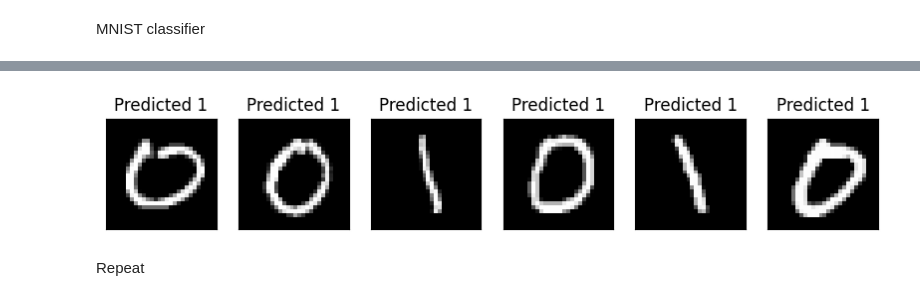
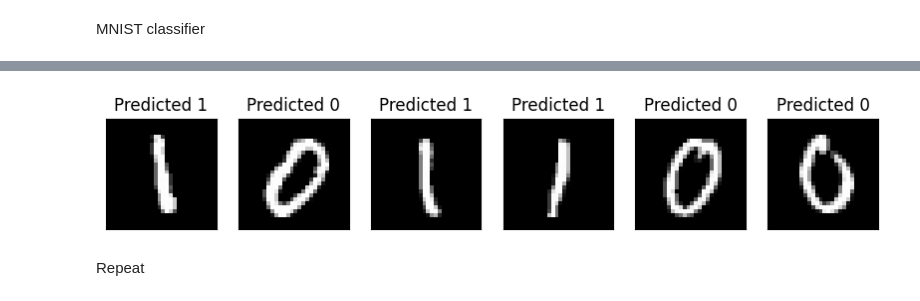
Before and after one commit to coteacarla/Hackathon_QC, a Jupyter notebook: Hybrid_MNIST_ZZ.ipynb, the cells around one changed output, grey strips where cells are left out. Drawn from its saved outputs; the diff is of its cells as text; code cells hidden in the pictures.

```diff
--- a/Hybrid_MNIST_ZZ.ipynb
+++ b/Hybrid_MNIST_ZZ.ipynb
@@ -473,19 +432,27 @@ optimizer = optim.Adam(model4.parameters(), lr=0.001)
 loss_func = NLLLoss()
 
 # Start training
-epochs = 20  # Set number of epochs
-loss_list = []  # Store loss history
-model4.train()  # Set model to training mode
+epochs = 20
+loss_list = []
+model4.train()
 
 for epoch in range(epochs):
+    start_time = time.time()
     total_loss = []
     for batch_idx, (data, target) in enumerate(train_loader):
-        optimizer.zero_grad(set_to_none=True)  # Initialize gradient
-        output = model4(data)  # Forward pass
-        loss = loss_func(output, target)  # Calculate loss
-        loss.backward()  # Backward pass
-        optimizer.step()  # Optimize weights
-        total_loss.append(loss.item())  # Store loss
+        # data, target = data.to(device), target.to(device) # Removed device handling
+        optimizer.zero_grad(set_to_none=True)
+        output = model4(data)
+        loss = loss_func(output, target)
+        loss.backward()
+        optimizer.step()
+        total_loss.append(loss.item())
     loss_list.append(sum(total_loss) / len(total_loss))
-    print("Training [{:.0f}%]\tLoss: {:.4f}".format(100.0 * (epoch + 1) / epochs, loss_list[-1]))
+    end_time = time.time()
+    epoch_duration = end_time - start_time
+    print("Training [{:.0f}%]\tLoss: {:.4f}\tEpoch Time: {:.2f}s".format(
+        100.0 * (epoch + 1) / epochs, loss_list[-1], epoch_duration))
+
+    if epoch_duration > 60:
+        print(f"Warning: Epoch {epoch+1} took {epoch_duration:.2f} seconds.")
 # %% [output]
@@ -525,17 +489,19 @@ torch.save(model4.state_dict(), "model4.pt")
 # to execute on real hardware, change the backend
 qnn5 = create_qnn()
 model5 = Net(qnn5)
-model5.load_state_dict(torch.load("model4.pt"))
+model5.load_state_dict(torch.load("model4_digits012.pt")) # Changed filename
 
 model5.eval()  # set model to evaluation mode
 with no_grad():
-
     correct = 0
+    total_loss = [] # Initialize total_loss for test set
     for batch_idx, (data, target) in enumerate(test_loader):
         output = model5(data)
-        if len(output.shape) == 1:
-            output = output.reshape(1, *output.shape)
+        # NLLLoss expects log_softmax output, which already includes the log.
+        # No need to use `cat((x, 1 - x), -1)` from the original 2-class setup.
 
+        # The output from log_softmax will have negative values.
+        # argmax will find the index of the maximum log-probability.
         pred = output.argmax(dim=1, keepdim=True)
         correct += pred.eq(target.view_as(pred)).sum().item()
 
@@ -544,7 +510,7 @@ with no_grad():
 
     print(
         "Performance on test data:\n\tLoss: {:.4f}\n\tAccuracy: {:.1f}%".format(
-            sum(total_loss) / len(total_loss), correct / len(test_loader) / batch_size * 100
+            sum(total_loss) / len(total_loss), correct / len(test_loader.dataset) * 100 # Corrected accuracy calculation
         )
     )
 # %% [output]
@@ -554,30 +520,27 @@ Performance on test data:
 # %%
-# Plot predicted labels
-
 n_samples_show = 6
 count = 0
 fig, axes = plt.subplots(nrows=1, ncols=n_samples_show, figsize=(10, 3))
 
 model5.eval()
 with no_grad():
     for batch_idx, (data, target) in enumerate(test_loader):
         if count == n_samples_show:
             break
         output = model5(data[0:1])
-        if len(output.shape) == 1:
-            output = output.reshape(1, *output.shape)
 
         pred = output.argmax(dim=1, keepdim=True)
 
         axes[count].imshow(data[0].numpy().squeeze(), cmap="gray")
 
         axes[count].set_xticks([])
         axes[count].set_yticks([])
         axes[count].set_title("Predicted {}".format(pred.item()))
 
         count += 1
+plt.show() # Display the plot
 # %% [output]
-[figure, old version]
+[figure, new version]
 # %% [markdown]
 Repeat
 # %%
```
Also changed, not shown: parts of 28 cells of this notebook, 1 other file.
